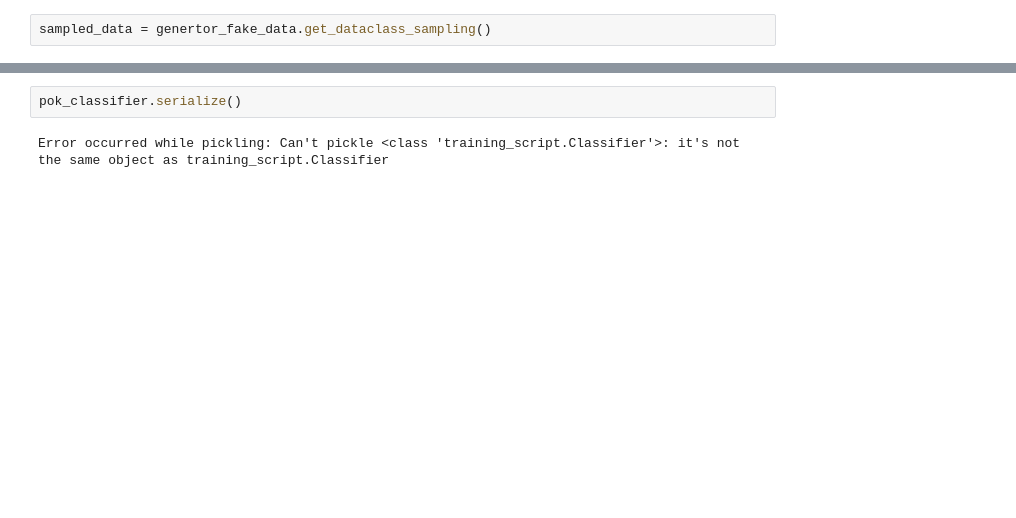
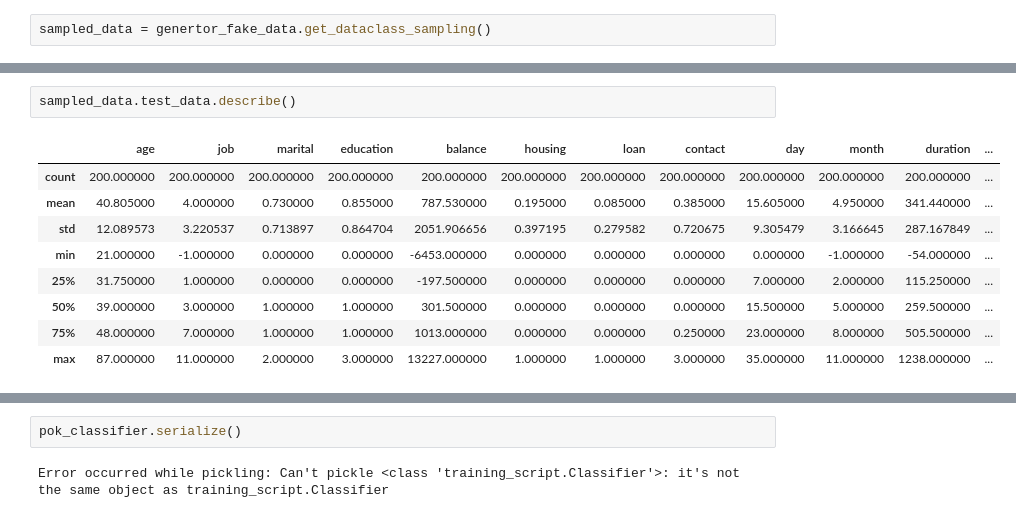
Before and after one commit to Rocket-Science-Development/pulsar_demo, a Jupyter notebook: src/exploring_data_generation.ipynb, the cells around one changed output, grey strips where cells are left out. Cells and saved outputs as stored; diff of their text form; blank space fills up the shorter version.

```diff
--- a/src/exploring_data_generation.ipynb
+++ b/src/exploring_data_generation.ipynb
@@ -101,3 +112,15 @@ sampled_data = genertor_fake_data.get_dataclass_sampling()
+# %%
+sampled_data.test_data.describe()
+# %% [output]
+|  | age | job | marital | education | balance | housing | loan | contact | day | month | duration | ... |
+| count | 200.000000 | 200.000000 | 200.000000 | 200.000000 | 200.000000 | 200.000000 | 200.000000 | 200.000000 | 200.000000 | 200.000000 | 200.000000 | ... |
+| mean | 40.805000 | 4.000000 | 0.730000 | 0.855000 | 787.530000 | 0.195000 | 0.085000 | 0.385000 | 15.605000 | 4.950000 | 341.440000 | ... |
+| std | 12.089573 | 3.220537 | 0.713897 | 0.864704 | 2051.906656 | 0.397195 | 0.279582 | 0.720675 | 9.305479 | 3.166645 | 287.167849 | ... |
+| min | 21.000000 | -1.000000 | 0.000000 | 0.000000 | -6453.000000 | 0.000000 | 0.000000 | 0.000000 | 0.000000 | -1.000000 | -54.000000 | ... |
+| 25% | 31.750000 | 1.000000 | 0.000000 | 0.000000 | -197.500000 | 0.000000 | 0.000000 | 0.000000 | 7.000000 | 2.000000 | 115.250000 | ... |
+| 50% | 39.000000 | 3.000000 | 1.000000 | 1.000000 | 301.500000 | 0.000000 | 0.000000 | 0.000000 | 15.500000 | 5.000000 | 259.500000 | ... |
+| 75% | 48.000000 | 7.000000 | 1.000000 | 1.000000 | 1013.000000 | 0.000000 | 0.000000 | 0.250000 | 23.000000 | 8.000000 | 505.500000 | ... |
+| max | 87.000000 | 11.000000 | 2.000000 | 3.000000 | 13227.000000 | 1.000000 | 1.000000 | 3.000000 | 35.000000 | 11.000000 | 1238.000000 | ... |
 # %%
 sampled_data.list_num_col
 # %% [output]
```
Also changed, not shown: parts of 19 cells of this notebook, 2 other files.
